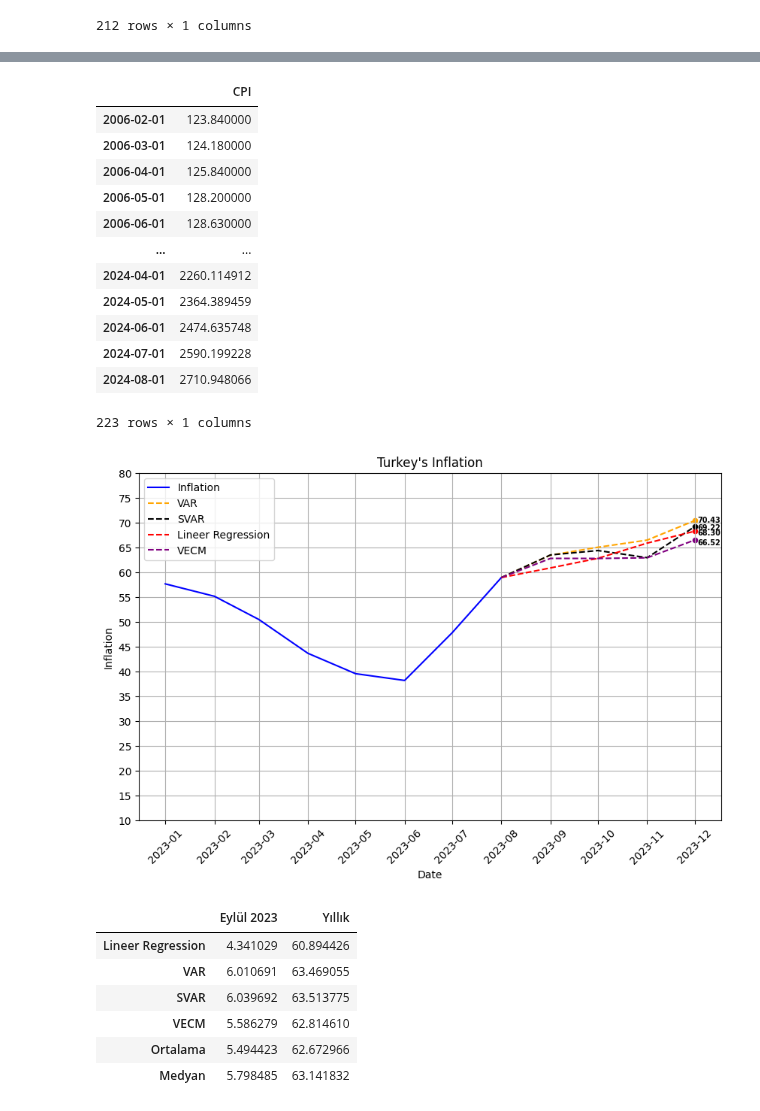
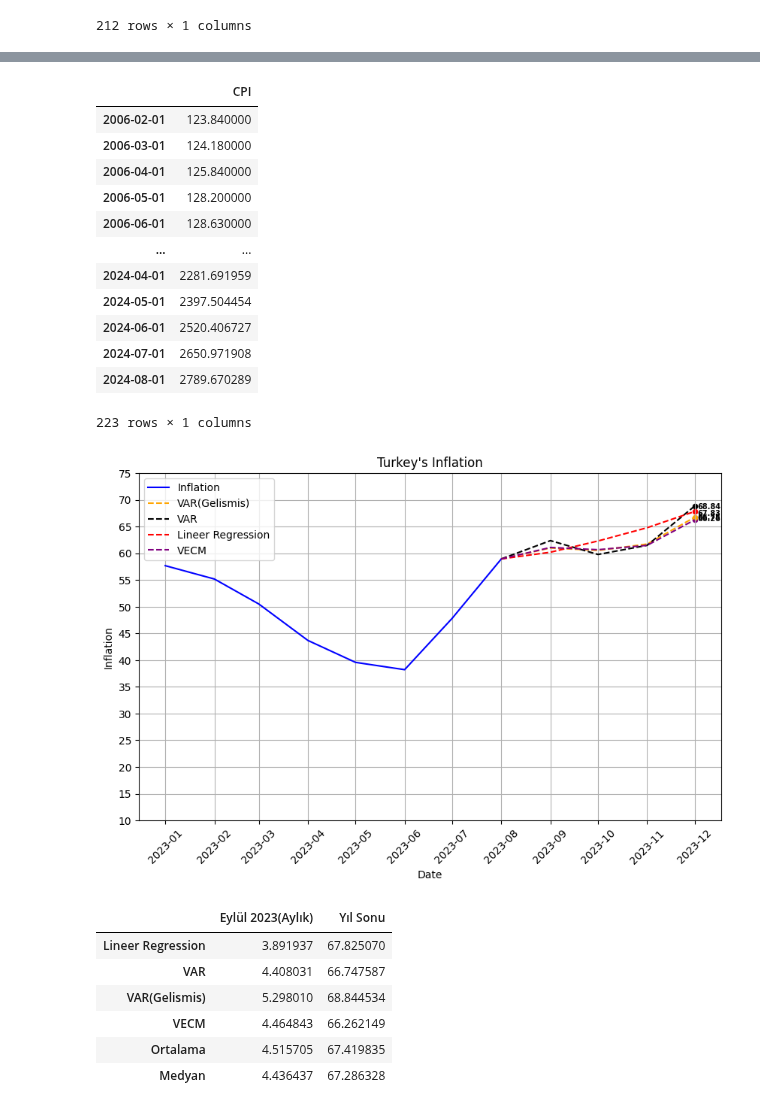
Before and after one commit to kaboya19/InflationForecast, a Jupyter notebook: InflationForecast.ipynb, the cells around one changed output, grey strips where cells are left out. Cells and saved outputs as stored; diff of their text form; code cells hidden in the pictures.

```diff
--- a/InflationForecast.ipynb
+++ b/InflationForecast.ipynb
@@ -784,4 +855,0 @@ tahmin5
-# %%
-data["random_walk_component"] = data['Döviz Kuru'].shift(1)
-data=data.dropna()
-data
@@ -880,6 +895,6 @@ See the caveats in the documentation: https://pandas.pydata.org/pandas-docs/stab
 # %%
 dates=pd.date_range('2023-09-01','2024-09-01' , freq='1M')-pd.offsets.MonthBegin(1)
-tahmin6=pd.DataFrame(forecast["TÜFE"])
+tahmin6=pd.DataFrame(ortalama_array)
 tahmin6=tahmin6.set_index(dates)
 tahmin6.columns=["TÜFE"]
 tahmin6
@@ -908,7 +923,7 @@ dates=pd.date_range(start='2006-02-01', periods=212, freq='M')
 
 
 data["Döviz Kuru"]=df6["Onceki USD/TL"]
-data["Para Arzı"]=dfn["Para Arzi"]
+data["Para Arzı"]=dfn["Para Arzi Onceki"]
 data["Petrol"]=df14["Brent"]
 data["Kredi Hacmi"]=df3["Kredi"]
 data["TÜFE"]=df["CPI"]
@@ -933,5 +948,8 @@ tahmin4=pd.DataFrame()
 tahmin4["TÜFE"]=(tahmin1["TÜFE"]+tahmin2["TÜFE"]+tahmin3["TÜFE"])/3
 dates=pd.date_range('2023-09-01','2024-09-01' , freq='1M')-pd.offsets.MonthBegin(1)
 tahmin4=tahmin4.set_index(dates)
-tahmin4
+plt.plot(df["CPI"],label="TÜFE")
+plt.plot(tahmin4,"--",label="TÜFE Tahmin(VECM)",color="red")
+plt.title("TÜFE")
+plt.legend()
 # %% [output]
@@ -951,5 +958,5 @@ tahmin4
 # %%
-dff=pd.concat([df["CPI"].head(211),df9["Inflation"]],axis=0)
+dff=pd.concat([df["CPI"].head(211),df9["TÜFE"]],axis=0)
 dff=pd.DataFrame(dff)
 dff.columns=["CPI"]
 
@@ -978,11 +985,11 @@ dfas6
 | 2006-05-01 | 128.200000 |
 | 2006-06-01 | 128.630000 |
 | ... | ... |
-| 2024-04-01 | 2260.114912 |
-| 2024-05-01 | 2364.389459 |
-| 2024-06-01 | 2474.635748 |
-| 2024-07-01 | 2590.199228 |
-| 2024-08-01 | 2710.948066 |
+| 2024-04-01 | 2281.691959 |
+| 2024-05-01 | 2397.504454 |
+| 2024-06-01 | 2520.406727 |
+| 2024-07-01 | 2650.971908 |
+| 2024-08-01 | 2789.670289 |
 223 rows × 1 columns
 # %%
 import pandas as pd
@@ -1011,7 +1018,11 @@ dfas4.dropna(inplace=True)
 dfas5.dropna(inplace=True)
 dfas6.dropna(inplace=True)
 # %%
-dates=pd.date_range('2008-02-01','2026-02-01' , freq='1M')-pd.offsets.MonthBegin(1)
+dates=pd.date_range('2007-02-01','2024-09-01' , freq='1M')-pd.offsets.MonthBegin(1)
+dff=dff.set_index(dates)
+dfas4=dfas4.set_index(dates)
+dfas5=dfas5.set_index(dates)
+dfas6=dfas6.set_index(dates)
 
 
 
@@ -1022,8 +1033,8 @@ dates=pd.date_range('2008-02-01','2026-02-01' , freq='1M')-pd.offsets.MonthBegin
 plt.figure(figsize=(10, 6))
 plt.plot(dff.iloc[191:199]["yillik_enflasyon_orani"], label='Inflation', color='blue')
 #plt.plot(dfas2.iloc[198:203]["yillik_enflasyon_orani"],'--', label='Forecast with monetary tightening', color='green')
-plt.plot(dfas6.iloc[198:203]["yillik_enflasyon_orani"],'--',label='VAR', color='orange'    )
-plt.plot(dfas5.iloc[198:203]["yillik_enflasyon_orani"],'--',label='SVAR', color='black')
+plt.plot(dfas6.iloc[198:203]["yillik_enflasyon_orani"],'--',label='VAR(Gelismis)', color='orange'    )
+plt.plot(dfas5.iloc[198:203]["yillik_enflasyon_orani"],'--',label='VAR', color='black')
 plt.plot(dff.iloc[198:203]["yillik_enflasyon_orani"],'--',label='Lineer Regression', color='red')
 plt.plot(dfas4.iloc[198:203]["yillik_enflasyon_orani"],'--',label='VECM', color='purple')
 
@@ -1031,8 +1042,8 @@ plt.plot(dfas4.iloc[198:203]["yillik_enflasyon_orani"],'--',label='VECM', color=
 
 plt.xlabel('Date')
 plt.ylabel('Inflation')
-plt.xticks(dff.iloc[191:212].index, dff.iloc[191:212].index.strftime('%Y-%m'), rotation=45)
-y_max = int(max(dff["yillik_enflasyon_orani"].iloc[191:212]))
+plt.xticks(dff.iloc[191:].index, dff.iloc[191:].index.strftime('%Y-%m'), rotation=45)
+y_max = int(max(dff["yillik_enflasyon_orani"].iloc[191:]))
 y_min = 10
 y_interval = 0.5
 y_ticks = [y_min]
@@ -1053,39 +1064,39 @@ for i, v in enumerate(son_dort_veri):
 
 
 for i, v in enumerate(son_dort_veri3):
-    plt.annotate(f'{v:.2f}', (son_dort_veri3.index[i], v), xytext=(3, -5), textcoords='offset points', fontsize=7,
+    plt.annotate(f'{v:.2f}', (son_dort_veri3.index[i], v), xytext=(3, -1), textcoords='offset points', fontsize=7,
                  color='black', fontweight='bold')
     plt.scatter(son_dort_veri3.index,son_dort_veri3,color='purple',s=20)
 
 for i,v in enumerate(son_dort_veri4):
     plt.annotate(f'{v:.2f}', (son_dort_veri4.index[i], v), xytext=(3, -3), textcoords='offset points', fontsize=7,
                  color='black', fontweight='bold')
     plt.scatter(son_dort_veri4.index,son_dort_veri4,color='black',s=20)
 
 
 for i,v in enumerate(son_dort_veri5):
     plt.annotate(f'{v:.2f}', (son_dort_veri5.index[i], v), xytext=(3, -2), textcoords='offset points', fontsize=7,
                  color='black', fontweight='bold')
     plt.scatter(son_dort_veri5.index,son_dort_veri5,color='orange',s=20)
 
 #for i,v in enumerate(son_dort_veri6):
  #   plt.annotate(f'{v:.2f}', (son_dort_veri5.index[i], v), xytext=(3, -4), textcoords='offset points', fontsize=7,
   #               color='black', fontweight='bold')
    # plt.scatter(son_dort_veri6.index,son_dort_veri6,color='green',s=20)
 
 
 
 
 
 
 # Y ekseni etiketlerini ayarlama
 plt.yticks(y_ticks)
 plt.title("Turkey's Inflation")
 plt.legend()
 plt.grid(True)
 plt.show()
 # %% [output]
-[figure, old version]
+[figure, new version]
 # %%
 lineer_regression=(((dff.loc['2023-09-01']["CPI"]/dff.loc['2023-08-01']["CPI"])-1)*100)
 var=(((dfas6.loc['2023-09-01']["CPI"]/dfas6.loc['2023-08-01']["CPI"])-1)*100)
@@ -1101,13 +1112,13 @@ vecm_yillik=(((dfas4.loc['2023-09-01']["CPI"]/dfas4.loc['2022-09-01']["CPI"])-1)
 ortalama_yillik=(lineer_regression_yillik+var_yillik+svar_yillik+vecm_yillik)/4
 median_yillik=np.median([lineer_regression_yillik,var_yillik,svar_yillik,vecm_yillik])
 # %%
-tahminler=pd.DataFrame({"Eylül 2023":[lineer_regression,var,svar,vecm,ortalama,median],"Yıllık":[lineer_regression_yillik,var_yillik,svar_yillik,vecm_yillik,ortalama_yillik,median_yillik]},index=["Lineer Regression","VAR","SVAR","VECM","Ortalama","Medyan"])
+tahminler=pd.DataFrame({"Eylül 2023(Aylık)":[lineer_regression,var,svar,vecm,ortalama,median],"Yıl Sonu":[lineer_regression_yillik,var_yillik,svar_yillik,vecm_yillik,ortalama_yillik,median_yillik]},index=["Lineer Regression","VAR","VAR(Gelismis)","VECM","Ortalama","Medyan"])
 tahminler
 # %% [output]
-|  | Eylül 2023 | Yıllık |
-| Lineer Regression | 4.341029 | 60.894426 |
-| VAR | 6.010691 | 63.469055 |
-| SVAR | 6.039692 | 63.513775 |
-| VECM | 5.586279 | 62.814610 |
-| Ortalama | 5.494423 | 62.672966 |
-| Medyan | 5.798485 | 63.141832 |
+|  | Eylül 2023(Aylık) | Yıl Sonu |
+| Lineer Regression | 3.891937 | 67.825070 |
+| VAR | 4.408031 | 66.747587 |
+| VAR(Gelismis) | 5.298010 | 68.844534 |
+| VECM | 4.464843 | 66.262149 |
+| Ortalama | 4.515705 | 67.419835 |
+| Medyan | 4.436437 | 67.286328 |
```
Also changed, not shown: parts of 40 cells of this notebook.
